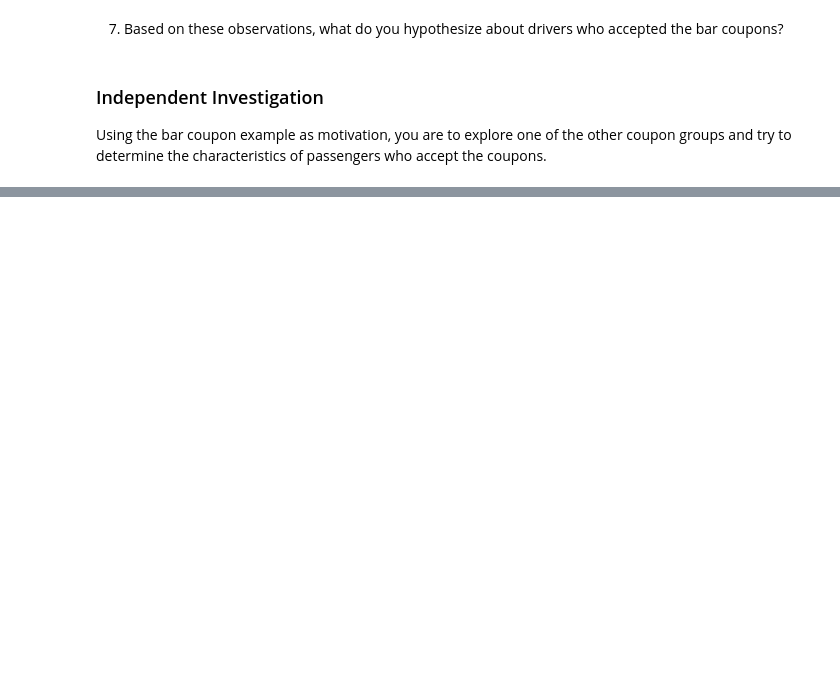
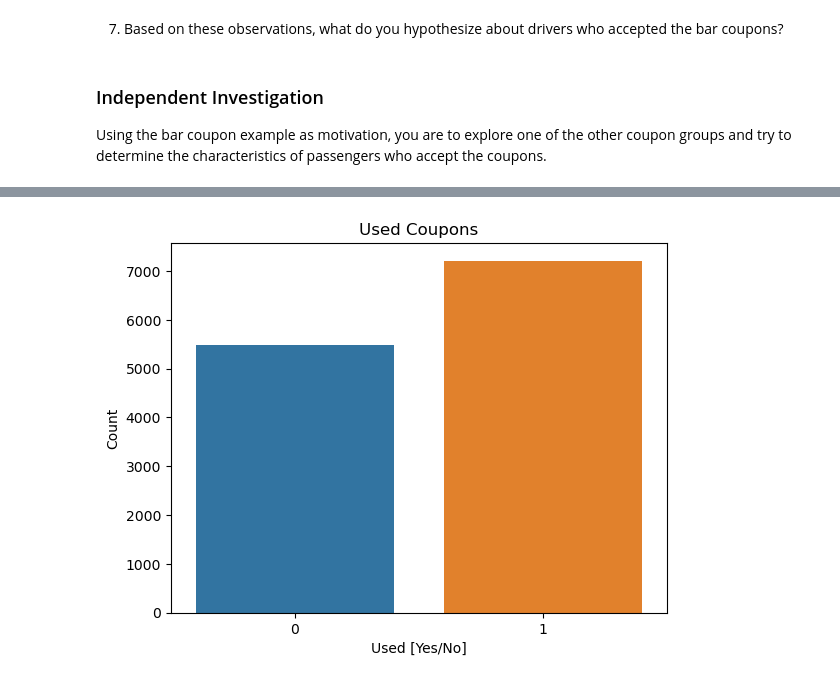
Before and after one commit to te8titan/assignment_5_1, a Jupyter notebook: prompt.ipynb, the cells around one changed output, grey strips where cells are left out. Cells and saved outputs as stored; diff of their text form; code cells hidden in the pictures; blank space fills up the shorter version.

```diff
--- a/prompt.ipynb
+++ b/prompt.ipynb
@@ -702,0 +882,10 @@ Using the bar coupon example as motivation, you are to explore one of the other
+# %%
+# check how many coupons are used totaly
+sns.countplot(data = data, x = 'Y')
+plt.title('Used Coupons')
+plt.xlabel('Used [Yes/No]')
+plt.ylabel("Count")
+#plt.xticks(rotation=45)
+plt.savefig('images/used_coupon_barplot_01.png')
+# %% [output]
+[figure, added]
```
Also changed, not shown: parts of 17 cells of this notebook, 1 other file.
